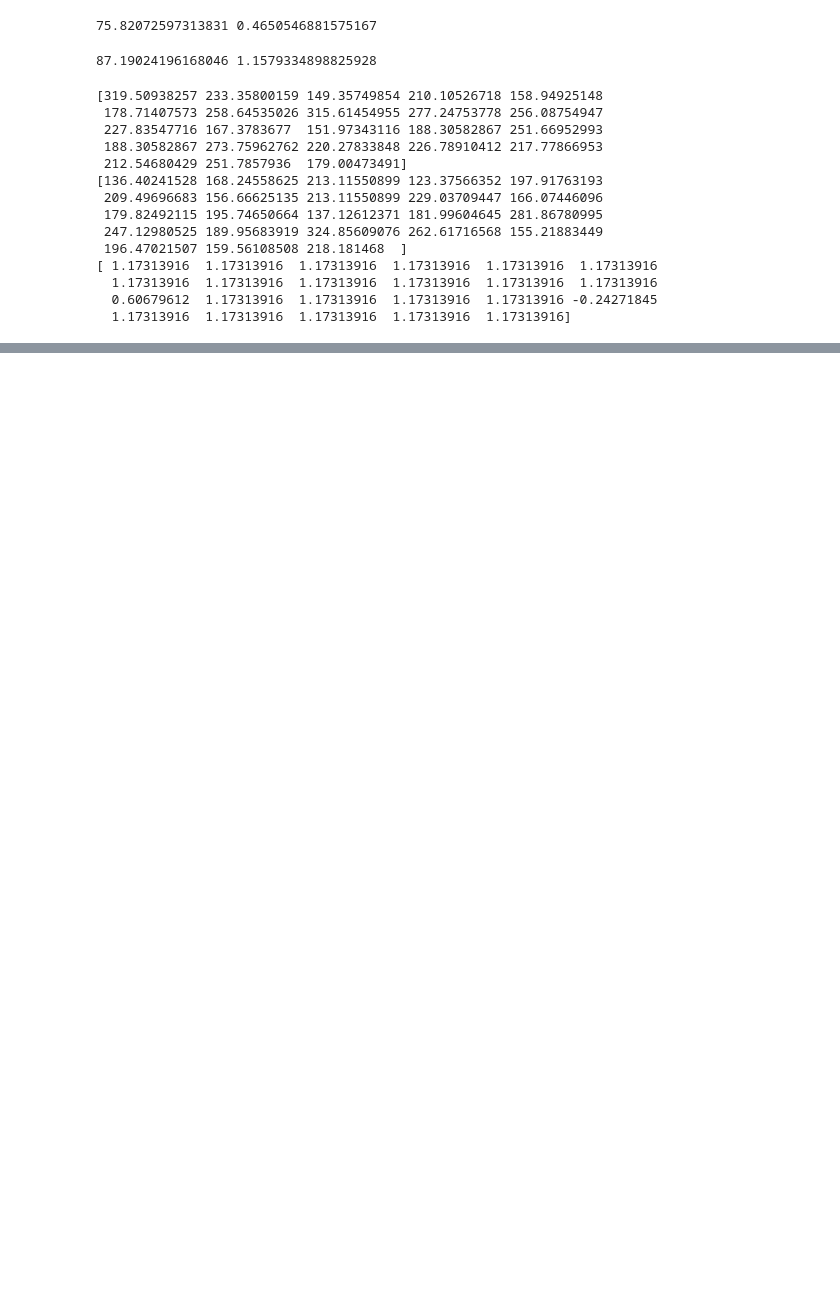
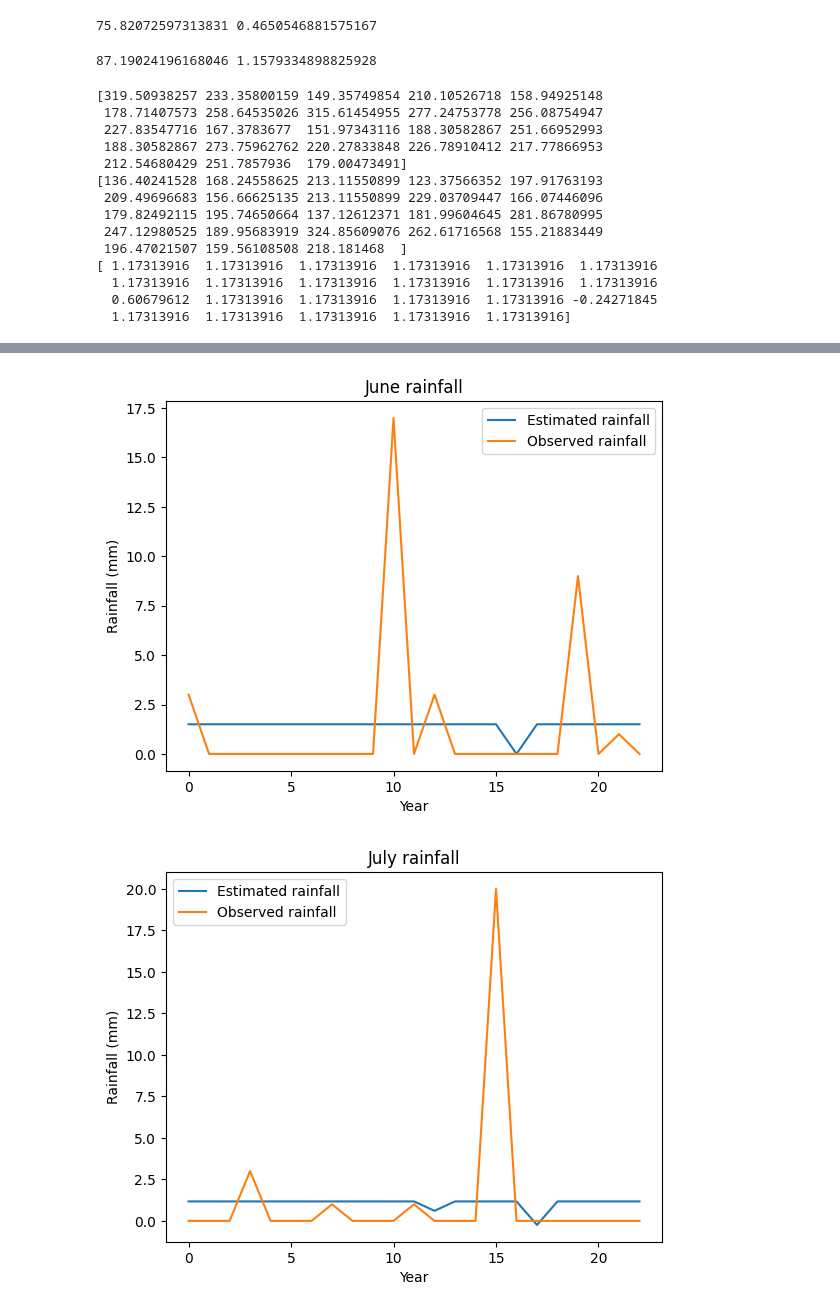
Before and after one commit to benhutchmet/MTMA33_Computing, a Jupyter notebook: notebooks/practical_3.ipynb, the cells around one changed output, grey strips where cells are left out. Cells and saved outputs as stored; diff of their text form; code cells hidden in the pictures; blank space fills up the shorter version.

```diff
--- a/notebooks/practical_3.ipynb
+++ b/notebooks/practical_3.ipynb
@@ -213,0 +303,26 @@ obs_rainfall = extract_monthly_rainfall('/workspaces/MTMA33_Computing/data/lusak
+# %%
+# Do the same for the summer months (jun, jul, aug, sep)
+summer_months = [6, 7, 8, 9]
+summer_month_names = ['June', 'July', 'August', 'September']
+
+for i in range(len(summer_months)):
+    # Calculate the model rainfall
+    model_rainfall = calculate_monthly_rainfall('/workspaces/MTMA33_Computing/data/lusaka_ccd_gauge.txt', summer_months[i])
+
+    # Calculate the observed rainfall
+    obs_rainfall = extract_monthly_rainfall('/workspaces/MTMA33_Computing/data/lusaka_ccd_gauge.txt', summer_months[i])
+
+    # Plot the model rainfall
+    plt.plot(model_rainfall, label='Estimated rainfall')
+
+    # Plot the observed rainfall
+    plt.plot(obs_rainfall, label='Observed rainfall')
+
+    plt.xlabel('Year')
+    plt.ylabel('Rainfall (mm)')
+    plt.title(summer_month_names[i] + ' rainfall')
+    plt.legend()
+    plt.show()
+# %% [output]
+[figure, added]
+[figure, added]
```
Also changed, not shown: parts of 8 cells of this notebook.
